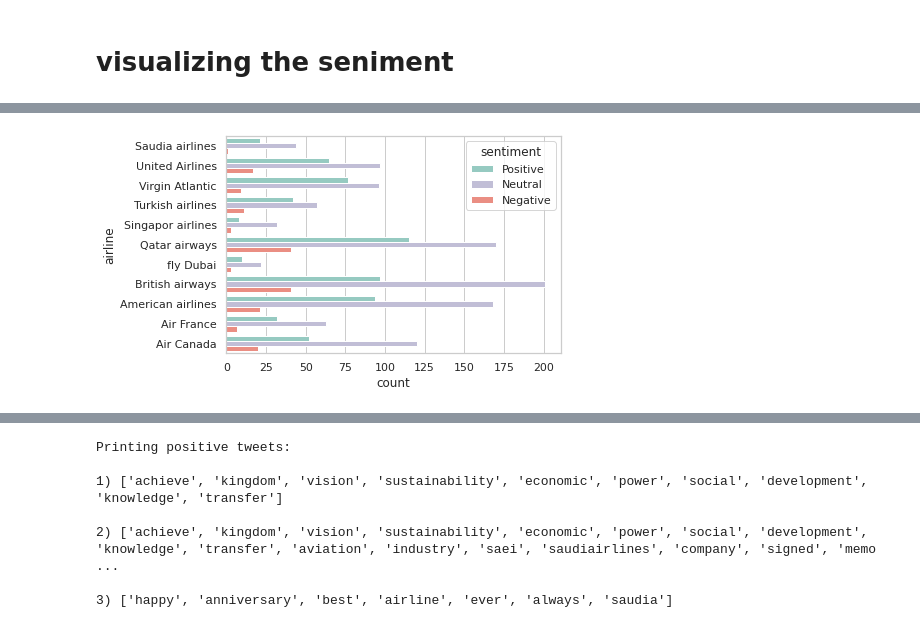
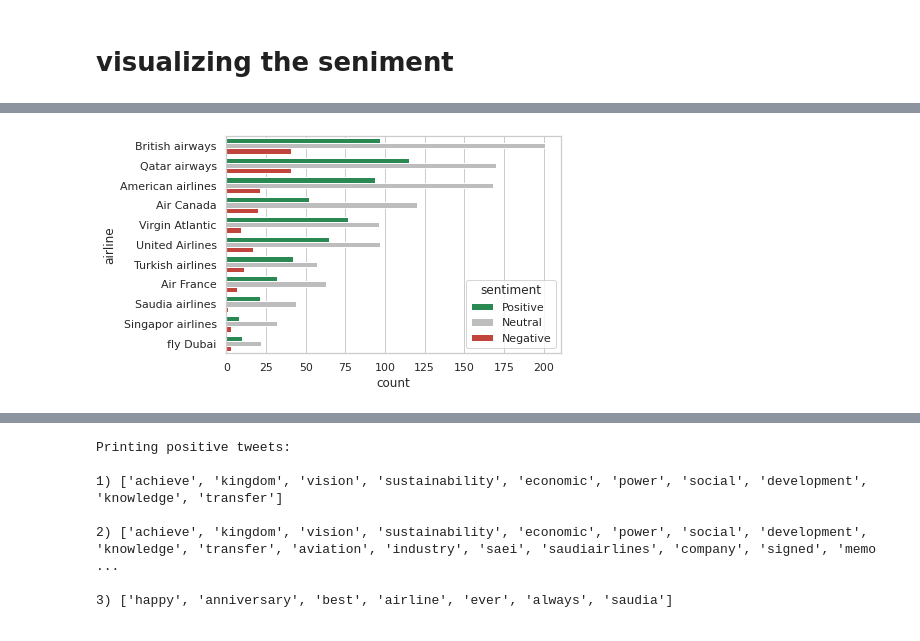
Before and after one commit to buthaina279/DS_Capstone_NLP, a Jupyter notebook: classification.ipynb, the cells around one changed output, grey strips where cells are left out. Drawn from its saved outputs; the diff is of its cells as text; code cells hidden in the pictures.

```diff
--- a/classification.ipynb
+++ b/classification.ipynb
@@ -145,5 +137,5 @@ createPieChartFor(airline.sentiment)
 # %%
 sns.set_theme(style="whitegrid")
-ax = sns.countplot(y="airline",hue = "sentiment", data=airline,  palette= color_list)
+ax = sns.countplot(y="airline",hue = "sentiment", data=airline,  palette= ['#1a9850','#bdbdbd','#d73027'],  order = airline['airline'].value_counts().index)
 # %% [output]
-[figure, old version]
+[figure, new version]
```
Also changed, not shown: parts of 30 cells of this notebook.
